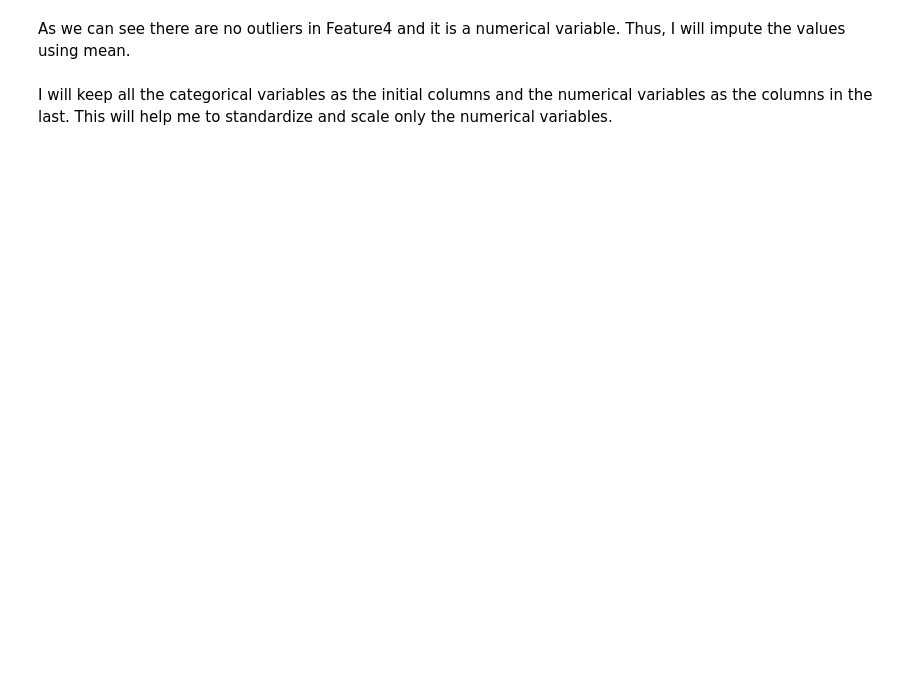
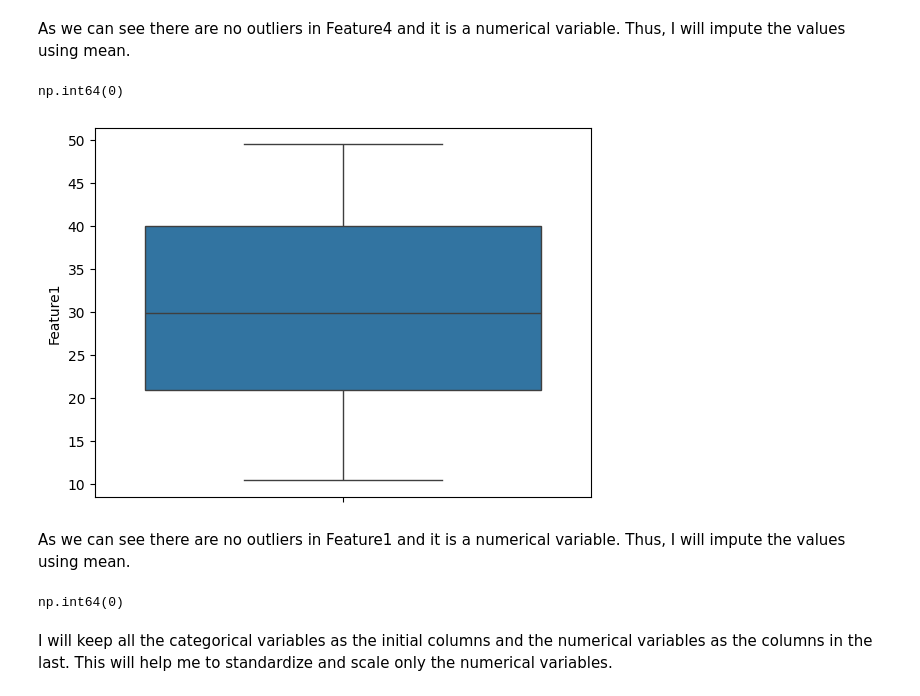
Before and after one commit to valmikGit/ML-Lab, a Jupyter notebook: Assignment 1/preprocessing_and_model.ipynb, the cells around one changed output. Drawn from its saved outputs; the diff is of its cells as text; code cells hidden in the pictures; blank space fills up the shorter version.

```diff
--- a/Assignment 1/preprocessing_and_model.ipynb
+++ b/Assignment 1/preprocessing_and_model.ipynb
@@ -32,5 +84,5 @@ rows_to_drop
 # %%
 for row in rows_to_drop:
-	if(null_value_percentages[row]<5):
+	if(null_value_percentages[row]<3):
 		train_csv.drop(labels=train_csv.index[train_csv[row].isna()],inplace=True)
 train_csv
@@ -90,6 +176,22 @@ As we can see there are no outliers in Feature4 and it is a numerical variable.
 mean_value = train_csv['Feature4'].mean()
 train_csv['Feature4'] = train_csv['Feature4'].fillna(mean_value)
 train_csv['Feature4'].isna().sum()
+# %% [output]
+np.int64(0)
+# %%
+# Feature 1 handling
+sns.boxplot(train_csv['Feature1'])
+plt.show()
+# %% [output]
+[figure, added]
+# %% [markdown]
+As we can see there are no outliers in Feature1 and it is a numerical variable. Thus, I will impute the values using mean.
+# %%
+mean_value = train_csv['Feature1'].mean()
+train_csv['Feature1'] = train_csv['Feature1'].fillna(mean_value)
+train_csv['Feature1'].isna().sum()
+# %% [output]
+np.int64(0)
 # %% [markdown]
 I will keep all the categorical variables as the initial columns and the numerical variables as the columns in the last.
 This will help me to standardize and scale only the numerical variables.
```
Also changed, not shown: parts of 53 cells of this notebook, 1 other file.
